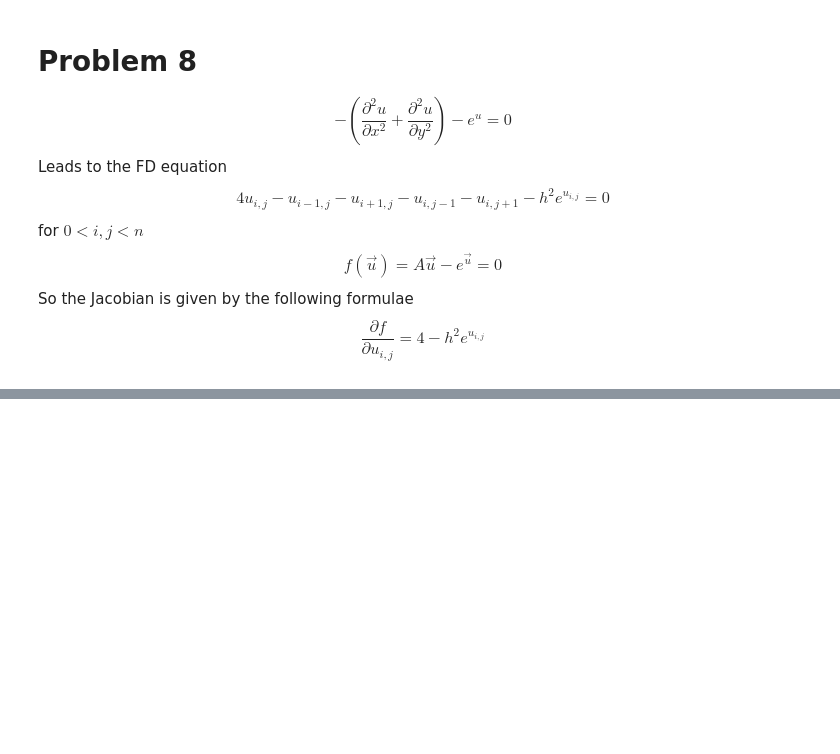
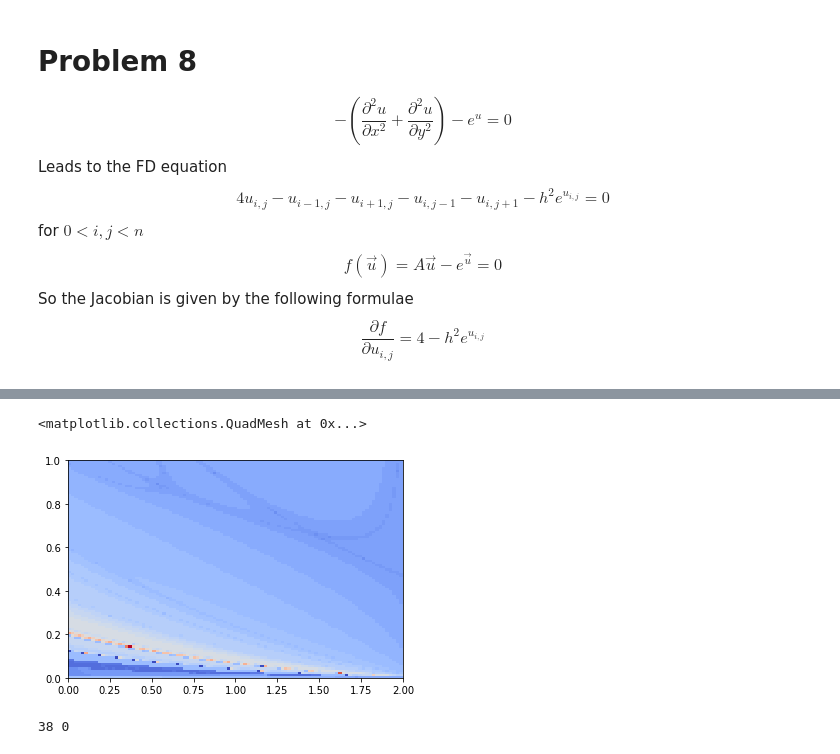
Before and after one commit to shawsa/m566, a Jupyter notebook: Ch 9 HW.ipynb, the cells around one changed output, grey strips where cells are left out. Drawn from its saved outputs; the diff is of its cells as text; code cells hidden in the pictures; blank space fills up the shorter version.

```diff
--- a/Ch 9 HW.ipynb
+++ b/Ch 9 HW.ipynb
@@ -180,0 +386,23 @@ array([[0.21264185],
+# %%
+max_iter = 200
+xs = np.linspace(0, 2, 100)
+ys = np.linspace(0, 1,100)
+X, Y = np.meshgrid(xs, ys)
+U = []
+for x in xs:
+    for y in ys:
+        u = 0
+        try:
+            gamma, u = my_solve([x,y], 10**-10, max_iter=max_iter)
+        except ValueError:
+            u = 0
+        U += [u]
+U = np.array(U).reshape(X.shape)
+plt.pcolormesh(X,Y,U, cmap=cm.coolwarm)
+# %% [output]
+<matplotlib.collections.QuadMesh at 0x...>
+[figure, added]
+# %%
+print(np.max(U), np.min(U))
+# %% [output]
+38 0
```
Also changed, not shown: parts of 33 cells of this notebook, 3 other files.
